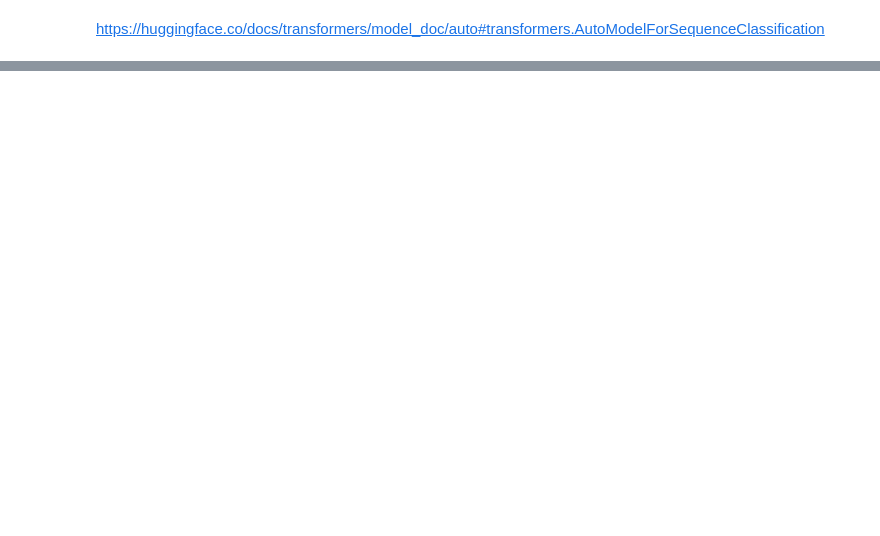
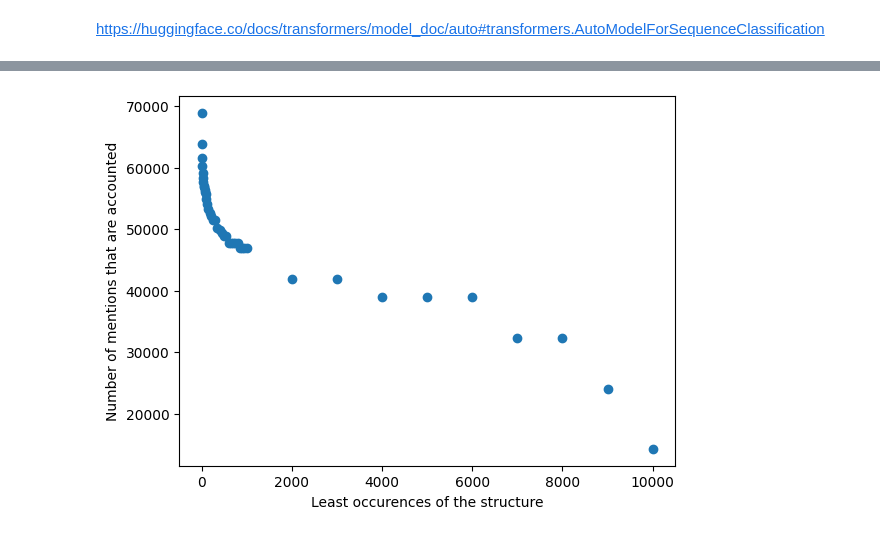
Before and after one commit to nlp4bia-bsc/KeyCARE, a Jupyter notebook: nbs/sketch_class.ipynb, the cells around one changed output, grey strips where cells are left out. Cells and saved outputs as stored; diff of their text form; code cells hidden in the pictures; blank space fills up the shorter version.

```diff
--- a/nbs/sketch_class.ipynb
+++ b/nbs/sketch_class.ipynb
@@ -111,0 +380,21 @@ weighted avg       0.83      0.83      0.83         6
+# %%
+import pandas as pd
+file_path = '/mnt/c/Users/Sergi/Desktop/BSC/traindata_classification.tsv'
+traindata = pd.read_csv(file_path, sep='\t')
+
+import spacy
+nlp = spacy.load("es_core_news_sm")
+pos_pattern = dict()
+
+for idx, row in traindata.iterrows():
+    doc = nlp(row["text"])
+    pos = []
+    for token in doc:
+        pos.append(token.pos_)
+    pos = '-'.join(pos)
+    if pos in pos_pattern:
+        pos_pattern[pos] += 1
+    else:
+        pos_pattern[pos] = 1
+
+print(pos_pattern)
@@ -111,0 +403,5 @@ weighted avg       0.83      0.83      0.83         6
+# %%
+filtered_pos_pattern = {key: value for key, value in pos_pattern.items() if value > 100}
+sorted_pos_pattern = dict(sorted(filtered_pos_pattern.items(), key=lambda item: item[1], reverse=True))
+print(sorted_pos_pattern)
+print(len(sorted_pos_pattern))
@@ -111,0 +426,10 @@ weighted avg       0.83      0.83      0.83         6
+# %%
+vals = [1,2,5,10,20,30,40,50,60,70,80,90,100,125,150,175,200,250,300,350,400,450,500,550,600,650,700,750,800,850,900,950,1000,2000,3000,4000,5000,6000,7000,8000,9000,10000]
+# %%
+import numpy as np
+x = np.zeros((1,len(vals)))
+y = np.zeros((1,len(vals)))
+for i in range(len(vals)):
+    filtered_pos_pattern = {key: value for key, value in pos_pattern.items() if value >= vals[i]}
+    x[0,i] = len(filtered_pos_pattern)
+    y[0,i] = sum(filtered_pos_pattern.values())
@@ -111,0 +445,7 @@ weighted avg       0.83      0.83      0.83         6
+# %%
+plt.scatter(vals, y)
+plt.xlabel('Least occurences of the structure')
+plt.ylabel('Number of mentions that are accounted')
+plt.show()
+# %% [output]
+[figure, added]
```
Also changed, not shown: parts of 33 cells of this notebook, 17 other files.
